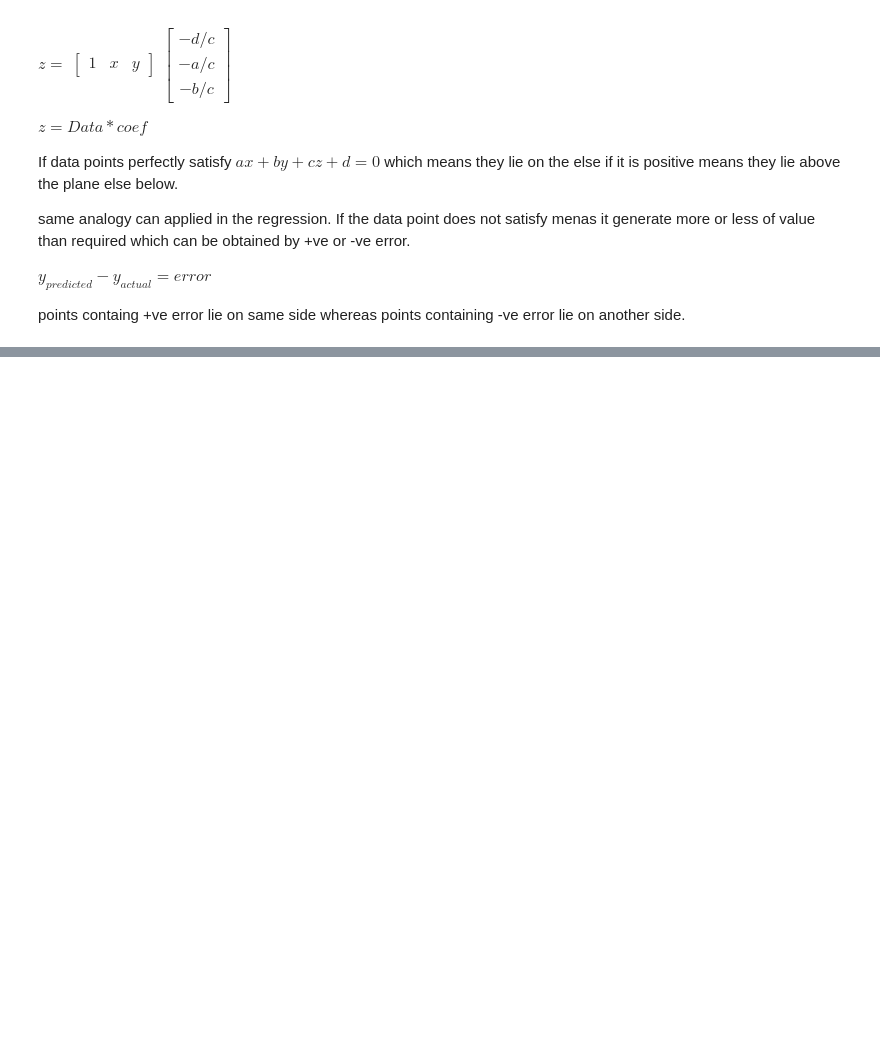
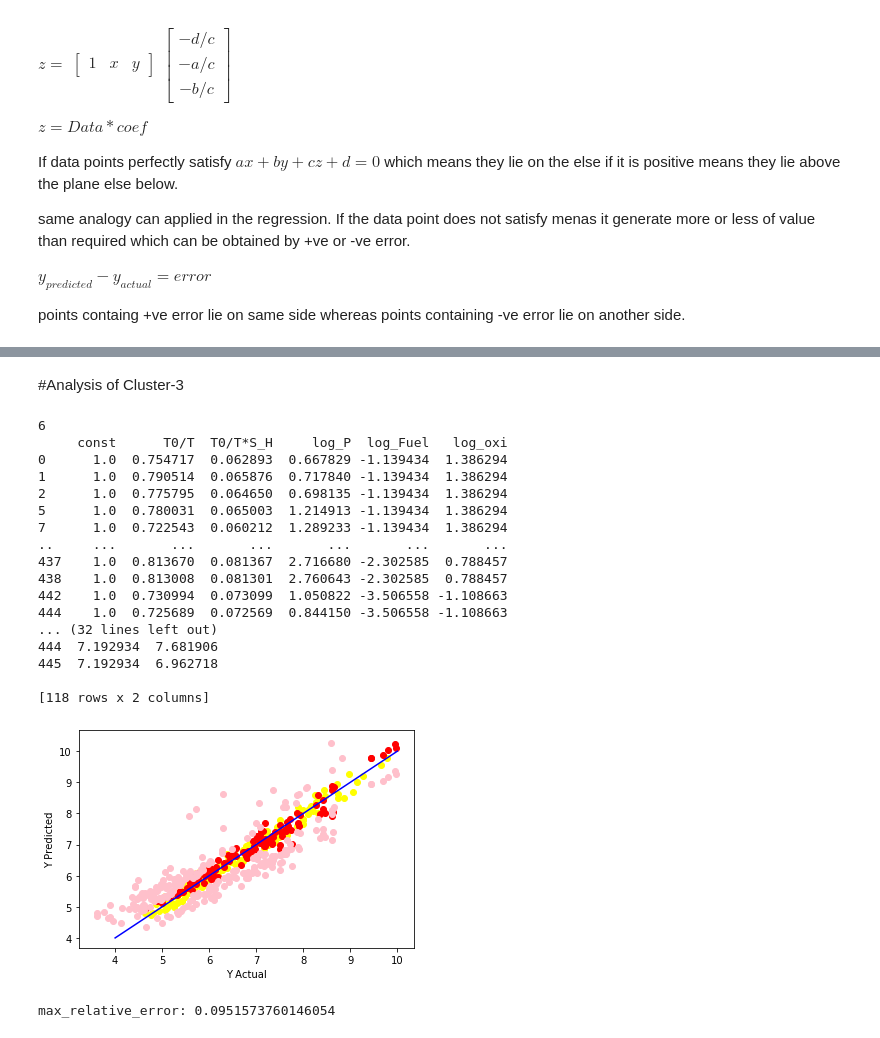
Before and after one commit to pragneshrana/Algo_Trial, a Jupyter notebook: Fuel_Reg.ipynb, the cells around one changed output, grey strips where cells are left out. Saved outputs shown, nothing was run; the diff lists cells and outputs as text; code cells hidden in the pictures; blank space fills up the shorter version.

```diff
--- a/Fuel_Reg.ipynb
+++ b/Fuel_Reg.ipynb
@@ -639,8 +612,13 @@ points containg +ve error lie on same side whereas points containing -ve error l
 # %%
 cluster_2['error_bifurcation'] =  y_train_clus_2 - y_hat_train_clus_2
-print(cluster_2.shape)
-cluster_3 =  cluster_2[cluster_2['error_bifurcation'] > 0]
-print(cluster_3.shape)
-cluster_4 =  cluster_2[cluster_2['error_bifurcation'] < 0]
-print(cluster_4.shape)
+cluster_3 = pd.DataFrame([])
+cluster_3 =  cluster_2.loc[cluster_2['error_bifurcation'] > 0]
+cluster_4 = pd.DataFrame([])
+cluster_4 =  cluster_2.loc[cluster_2['error_bifurcation'] < 0]
+
+cluster_2 = cluster_2.drop(columns=['error_bifurcation'])
+cluster_3 = cluster_3.drop(columns=['error_bifurcation'])
+cluster_4 = cluster_4.drop(columns=['error_bifurcation'])
+
+print(cluster_3.columns)
 # %% [output]
@@ -652,3 +630,63 @@ Try using .loc[row_indexer,col_indexer] = value instead
 
 See the caveats in the documentation: http://pandas.pydata.org/pandas-docs/stable/user_guide/indexing.html#returning-a-view-versus-a-copy
   """Entry point for launching an IPython kernel.
+# %% [markdown]
+#Analysis of Cluster-3
+# %%
+X_train_clus_3 = cluster_3.iloc[:,:-2]
+y_train_clus_3 = cluster_3.iloc[:,-2]
+coef_cluster_3 = regression(X_train_clus_3,y_train_clus_3)
+
+print(X_train_clus_3)
+print(y_train_clus_3)
+
+
+#Coefficent table
+coef_result_clus_3 = pd.DataFrame([])
+coef_result_clus_3['para_coef'] =X_train_clus_3.columns
+coef_result_clus_3['coef'] = coef_cluster_3
+print(coef_result_clus_3)
+
+#prediction
+y_hat_train_clus_3 = X_train_clus_3.dot(coef_cluster_3)
+
+#comparing the actual and predicted value
+compare = pd.DataFrame([])
+compare['y_act'] = y_train_clus_3
+compare['y_pred'] = y_hat_train_clus_3
+print(compare)
+
+import matplotlib.pyplot as plt
+center_data = np.linspace(4,10,100)
+plt.plot(center_data,center_data,'b')
+plt.scatter(y_train_clus_1,y_hat_train_clus1,c='yellow')
+plt.scatter(y_train_clus_3,y_hat_train_clus_3,c='red')
+plt.scatter(y_train_clus_2,y_hat_train_clus_2,c='pink')
+
+plt.xlabel('Y Actual')
+plt.ylabel('Y Predicted')
+plt.show()
+
+#maximum relative error in clutser
+max_relative_error_clus_3 = np.max(np.abs(y_train_clus_3 - y_hat_train_clus_3)/np.abs(y_train_clus_3))
+print('max_relative_error:',max_relative_error_clus_3)
+# %% [output]
+6
+     const      T0/T  T0/T*S_H     log_P  log_Fuel   log_oxi
+0      1.0  0.754717  0.062893  0.667829 -1.139434  1.386294
+1      1.0  0.790514  0.065876  0.717840 -1.139434  1.386294
+2      1.0  0.775795  0.064650  0.698135 -1.139434  1.386294
+5      1.0  0.780031  0.065003  1.214913 -1.139434  1.386294
+7      1.0  0.722543  0.060212  1.289233 -1.139434  1.386294
+..     ...       ...       ...       ...       ...       ...
+437    1.0  0.813670  0.081367  2.716680 -2.302585  0.788457
+438    1.0  0.813008  0.081301  2.760643 -2.302585  0.788457
+442    1.0  0.730994  0.073099  1.050822 -3.506558 -1.108663
+444    1.0  0.725689  0.072569  0.844150 -3.506558 -1.108663
+... (32 lines left out)
+444  7.192934  7.681906
+445  7.192934  6.962718
+
+[118 rows x 2 columns]
+[figure, added]
+max_relative_error: 0.0951573760146054
```
Also changed, not shown: parts of 16 cells of this notebook.
